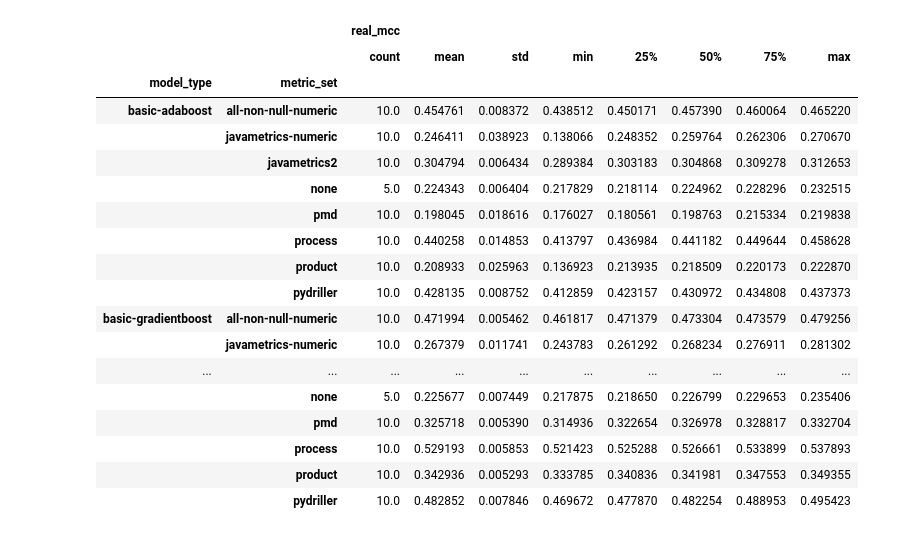
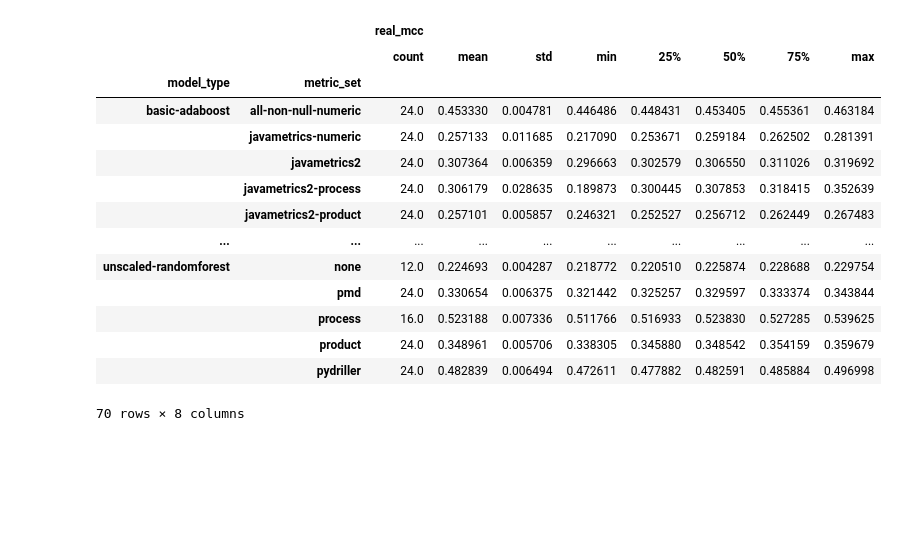
Before and after one commit to tlewowski/defect-prediction, a Jupyter notebook: manual_analysis/defect-performance-basic-metrics.ipynb, the cells around one changed output. Cells and saved outputs as stored; diff of their text form; code cells hidden in the pictures; blank space fills up the shorter version.

```diff
--- a/manual_analysis/defect-performance-basic-metrics.ipynb
+++ b/manual_analysis/defect-performance-basic-metrics.ipynb
@@ -1,40 +1,43 @@
 # %%
 import pandas as pd
 
 partial_results = [
-    "../data/results-experiment1-partial/r1.csv",
-    "../data/results-experiment1-partial/r2.csv",
-    "../data/results-experiment1-partial/r3.csv",
-    "../data/results-experiment1-partial/r4.csv",
-    "../data/results-experiment1-partial/r5.csv"
+    "../data/experiment1-final/r_1.csv",
+    "../data/experiment1-final/r_2.csv",
+    "../data/experiment1-final/r_3.csv",
+    "../data/experiment1-final/r_4.csv",
+    "../data/experiment1-final/r_5.csv",
+    "../data/experiment1-final/r_6.csv",
+    "../data/experiment1-final/r_7.csv",
+    "../data/experiment1-final/r_8.csv",
+    "../data/experiment1-final/r_9.csv",
+    "../data/experiment1-final/r_10.csv",
+    "../data/experiment1-final/r_11.csv",
+    "../data/experiment1-final/r_12.csv"
 ]
 
 results = pd.concat([pd.read_csv(filepath_or_buffer=p, sep=',') for p in partial_results])
 
 description = results.groupby(["model_type", "metric_set", "smell_models"]).describe()
 
 description = results.filter(["model_type", "metric_set", "real_mcc"]).groupby(["model_type", "metric_set"]).describe()
 description
 # %% [output]
 |  |  | real_mcc |  |  |  |  |  |  |  |
 |  |  | count | mean | std | min | 25% | 50% | 75% | max |
 | model_type | metric_set |  |  |  |  |  |  |  |  |
-| basic-adaboost | all-non-null-numeric | 10.0 | 0.454761 | 0.008372 | 0.438512 | 0.450171 | 0.457390 | 0.460064 | 0.465220 |
-|  | javametrics-numeric | 10.0 | 0.246411 | 0.038923 | 0.138066 | 0.248352 | 0.259764 | 0.262306 | 0.270670 |
-|  | javametrics2 | 10.0 | 0.304794 | 0.006434 | 0.289384 | 0.303183 | 0.304868 | 0.309278 | 0.312653 |
-|  | none | 5.0 | 0.224343 | 0.006404 | 0.217829 | 0.218114 | 0.224962 | 0.228296 | 0.232515 |
-|  | pmd | 10.0 | 0.198045 | 0.018616 | 0.176027 | 0.180561 | 0.198763 | 0.215334 | 0.219838 |
-|  | process | 10.0 | 0.440258 | 0.014853 | 0.413797 | 0.436984 | 0.441182 | 0.449644 | 0.458628 |
-|  | product | 10.0 | 0.208933 | 0.025963 | 0.136923 | 0.213935 | 0.218509 | 0.220173 | 0.222870 |
-|  | pydriller | 10.0 | 0.428135 | 0.008752 | 0.412859 | 0.423157 | 0.430972 | 0.434808 | 0.437373 |
-| basic-gradientboost | all-non-null-numeric | 10.0 | 0.471994 | 0.005462 | 0.461817 | 0.471379 | 0.473304 | 0.473579 | 0.479256 |
-|  | javametrics-numeric | 10.0 | 0.267379 | 0.011741 | 0.243783 | 0.261292 | 0.268234 | 0.276911 | 0.281302 |
+| basic-adaboost | all-non-null-numeric | 24.0 | 0.453330 | 0.004781 | 0.446486 | 0.448431 | 0.453405 | 0.455361 | 0.463184 |
+|  | javametrics-numeric | 24.0 | 0.257133 | 0.011685 | 0.217090 | 0.253671 | 0.259184 | 0.262502 | 0.281391 |
+|  | javametrics2 | 24.0 | 0.307364 | 0.006359 | 0.296663 | 0.302579 | 0.306550 | 0.311026 | 0.319692 |
+|  | javametrics2-process | 24.0 | 0.306179 | 0.028635 | 0.189873 | 0.300445 | 0.307853 | 0.318415 | 0.352639 |
+|  | javametrics2-product | 24.0 | 0.257101 | 0.005857 | 0.246321 | 0.252527 | 0.256712 | 0.262449 | 0.267483 |
 | ... | ... | ... | ... | ... | ... | ... | ... | ... | ... |
-|  | none | 5.0 | 0.225677 | 0.007449 | 0.217875 | 0.218650 | 0.226799 | 0.229653 | 0.235406 |
-|  | pmd | 10.0 | 0.325718 | 0.005390 | 0.314936 | 0.322654 | 0.326978 | 0.328817 | 0.332704 |
-|  | process | 10.0 | 0.529193 | 0.005853 | 0.521423 | 0.525288 | 0.526661 | 0.533899 | 0.537893 |
-|  | product | 10.0 | 0.342936 | 0.005293 | 0.333785 | 0.340836 | 0.341981 | 0.347553 | 0.349355 |
-|  | pydriller | 10.0 | 0.482852 | 0.007846 | 0.469672 | 0.477870 | 0.482254 | 0.488953 | 0.495423 |
+| unscaled-randomforest | none | 12.0 | 0.224693 | 0.004287 | 0.218772 | 0.220510 | 0.225874 | 0.228688 | 0.229754 |
+|  | pmd | 24.0 | 0.330654 | 0.006375 | 0.321442 | 0.325257 | 0.329597 | 0.333374 | 0.343844 |
+|  | process | 16.0 | 0.523188 | 0.007336 | 0.511766 | 0.516933 | 0.523830 | 0.527285 | 0.539625 |
+|  | product | 24.0 | 0.348961 | 0.005706 | 0.338305 | 0.345880 | 0.348542 | 0.354159 | 0.359679 |
+|  | pydriller | 24.0 | 0.482839 | 0.006494 | 0.472611 | 0.477882 | 0.482591 | 0.485884 | 0.496998 |
+70 rows × 8 columns
 # %%
 series = description.filter([("real_mcc", "50%")]).reset_index()
 series["mcc"] = series[("real_mcc", "50%")]
```
Also changed, not shown: parts of 9 cells of this notebook, 5 other files.
